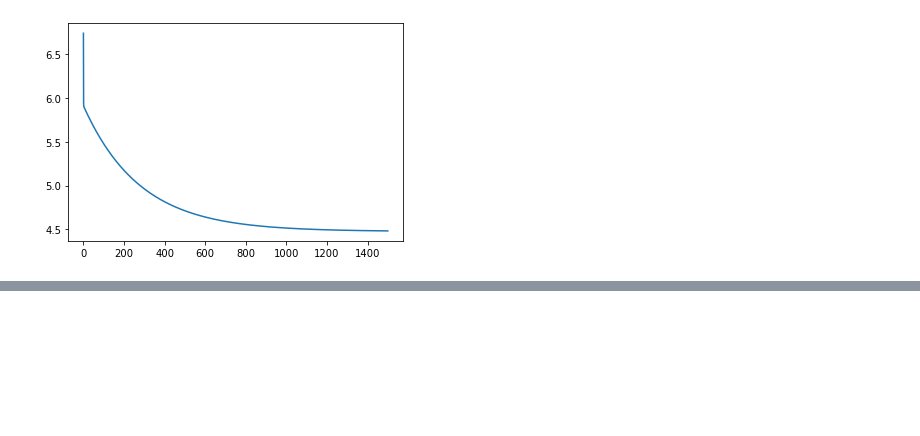
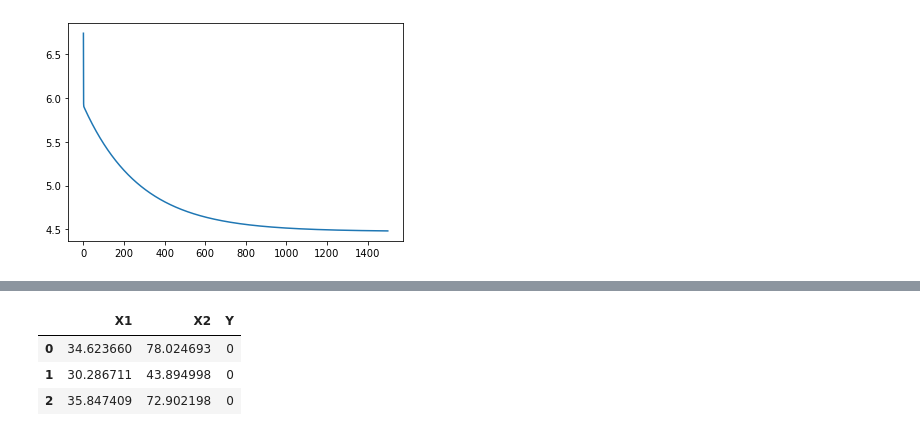
Before and after one commit to gonzalo71/TestGit, a Jupyter notebook: ejercicios_andrewng.ipynb, the cells around one changed output, grey strips where cells are left out. Cells and saved outputs as stored; diff of their text form; code cells hidden in the pictures; blank space fills up the shorter version.

```diff
--- a/ejercicios_andrewng.ipynb
+++ b/ejercicios_andrewng.ipynb
@@ -148,0 +253,9 @@ plt.plot(np.array([range(1500)]).T,np.array(J_history),"-")
+# %%
+url = "https://raw.githubusercontent.com/suraggupta/coursera-machine-learning-solutions-python/master/Exercise2/Data/ex2data1.txt"
+data = pd.read_csv(url,header=None,names=["X1","X2","Y"])
+data.head(3)
+# %% [output]
+|  | X1 | X2 | Y |
+| 0 | 34.623660 | 78.024693 | 0 |
+| 1 | 30.286711 | 43.894998 | 0 |
+| 2 | 35.847409 | 72.902198 | 0 |
```
Also changed, not shown: parts of 25 cells of this notebook, 2 other files.
